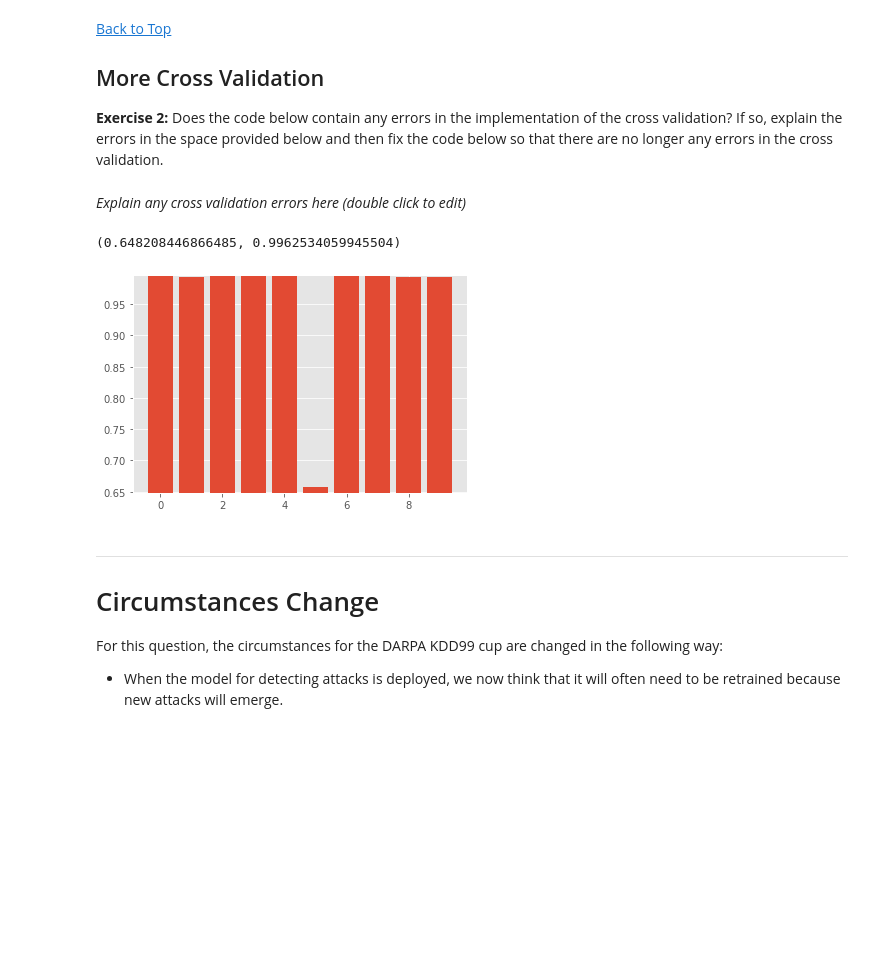
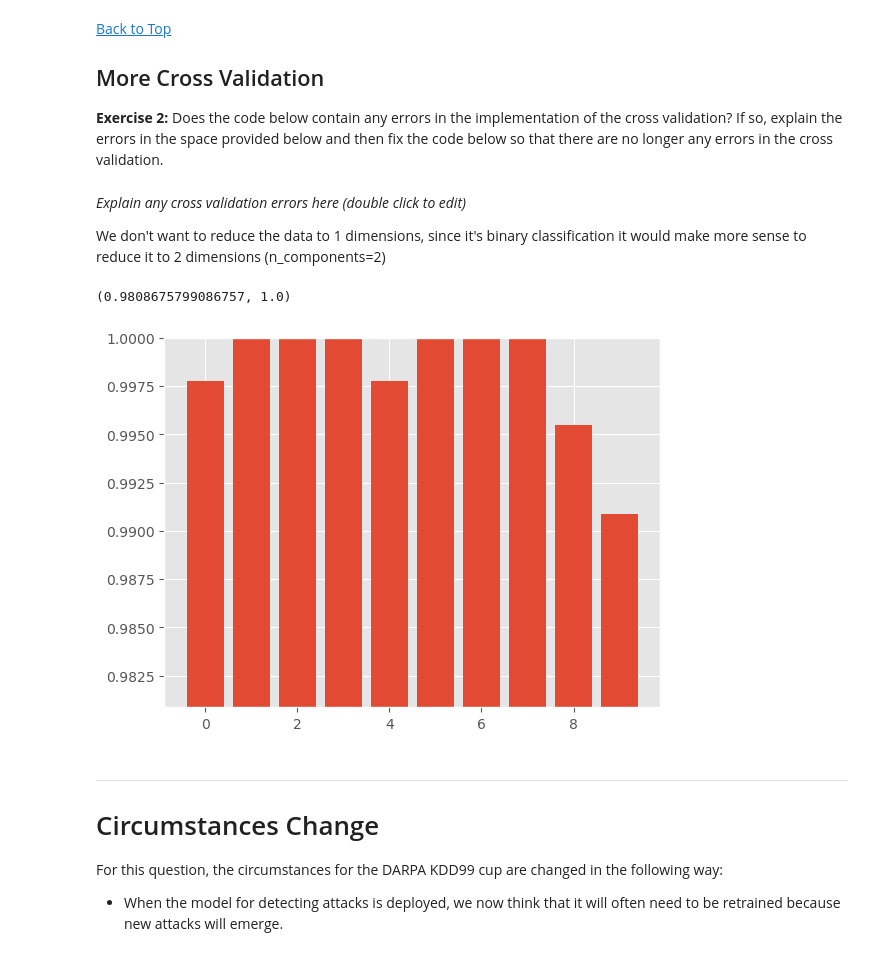
Before and after one commit to Mikecamdo/MachineLearning, a Jupyter notebook: Flipped Assignment 3/ICA3_MachineLearning.ipynb, the cells around one changed output. Cells and saved outputs as stored; diff of their text form; code cells hidden in the pictures; blank space fills up the shorter version.

```diff
--- a/Flipped Assignment 3/ICA3_MachineLearning.ipynb
+++ b/Flipped Assignment 3/ICA3_MachineLearning.ipynb
@@ -164,9 +175,9 @@ from sklearn.linear_model import LogisticRegression
 # select model
 clf = LogisticRegression()
 #select cross validation
-cv = KFold(n_splits=10)
+cv = StratifiedKFold(n_splits=10) # Changed KFold to StratifiedKFold
 # select evaluation criteria
-my_scorer = make_scorer(accuracy_score)
+my_scorer = make_scorer(f1_score) # Changed accuracy_score to f1_score
 # run model training and cross validation
 per_fold_eval_criteria = cross_val_score(estimator=clf,
                                     X=X,
@@ -199,38 +208,56 @@ ___
 ## More Cross Validation
 
 **Exercise 2:** Does the code below contain any errors in the implementation of the cross validation? If so, explain the errors in the space provided below and then fix the code below so that there are no longer any errors in the cross validation.
-# %% [markdown]
-
-*Explain any cross validation errors here (double click to edit)*
+# %% [markdown]
+
+*Explain any cross validation errors here (double click to edit)*
+
+We don't want to reduce the data to 1 dimensions, since it's binary classification it would make more sense to reduce it to 2 dimensions (n_components=2)
 # %%
 from sklearn.decomposition import PCA
 from sklearn.preprocessing import StandardScaler
 from sklearn.pipeline import Pipeline
 
 
 #======If there are errors, fix them below======
-n_components = 1
+# n_components = 1
+# pca = PCA(n_components=n_components)
+# Xpca = pca.fit_transform(X)
+
+# clf = Pipeline([('scl',StandardScaler()),
+#                 ('clf',LogisticRegression())])
+
+# per_fold_eval_criteria = cross_val_score(estimator=clf,
+#                                     X=Xpca,
+#                                     y=y,
+#                                     cv=cv,
+#                                     scoring=my_scorer
+#                                    )
+
+# plt.bar(range(len(per_fold_eval_criteria)),per_fold_eval_criteria)
+# plt.ylim([min(per_fold_eval_criteria)-0.01,max(per_fold_eval_criteria)])
+
+# =====fixed code======
+# write the fixed code (if needed) below
+n_components = 2 # Changed n_components to 2
 pca = PCA(n_components=n_components)
 Xpca = pca.fit_transform(X)
 
 clf = Pipeline([('scl',StandardScaler()),
                 ('clf',LogisticRegression())])
 
 per_fold_eval_criteria = cross_val_score(estimator=clf,
                                     X=Xpca,
                                     y=y,
                                     cv=cv,
                                     scoring=my_scorer
                                    )
 
 plt.bar(range(len(per_fold_eval_criteria)),per_fold_eval_criteria)
 plt.ylim([min(per_fold_eval_criteria)-0.01,max(per_fold_eval_criteria)])
-
-# =====fixed code======
-# write the fixed code (if needed) below
 # %% [output]
-(0.648208446866485, 0.9962534059945504)
+(0.9808675799086757, 1.0)
-[figure, old version]
+[figure, new version]
 # %% [markdown]
 ___
 
```
Also changed, not shown: parts of 13 cells of this notebook.
